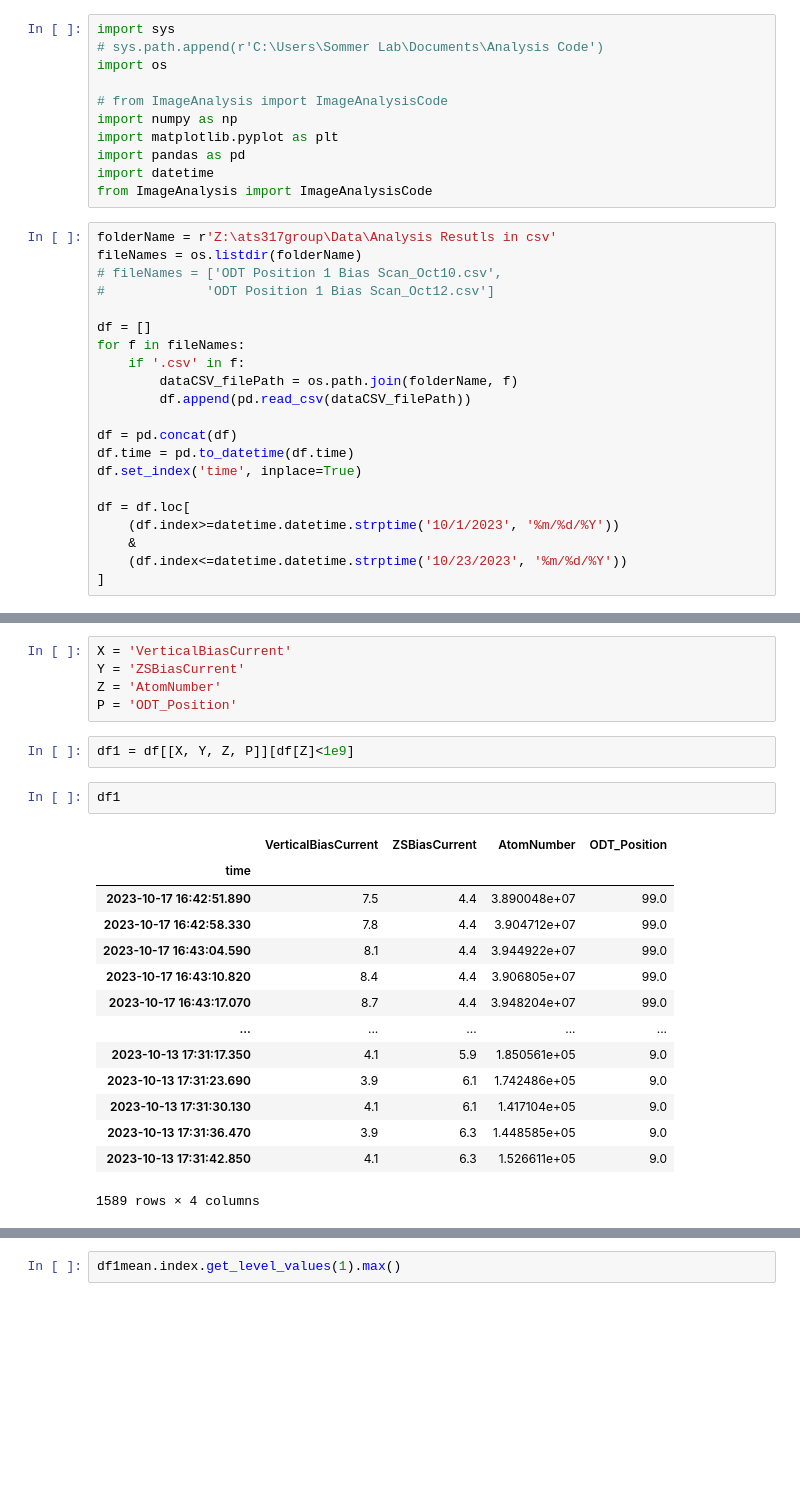
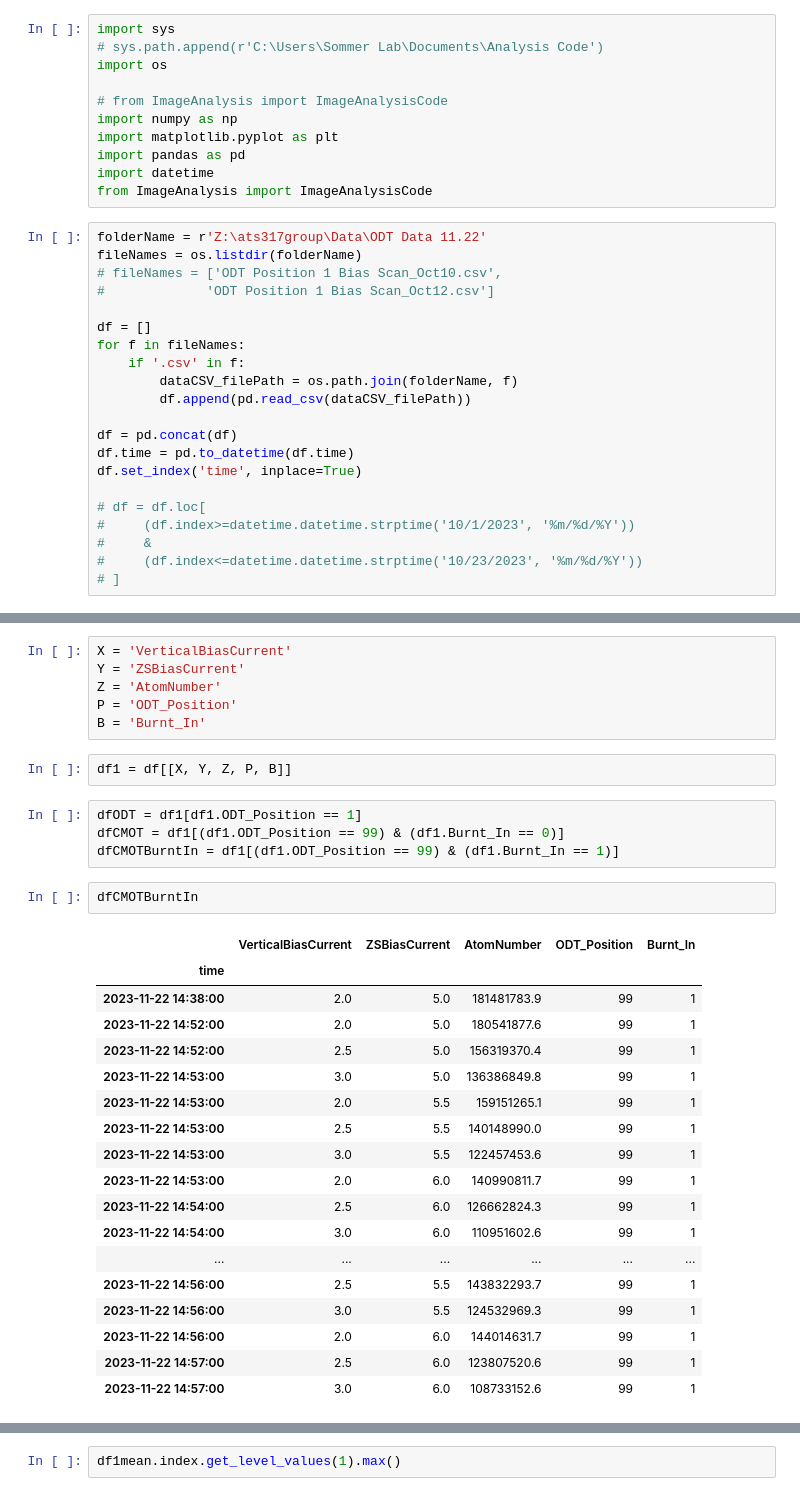
Before and after one commit to insommer/AnalysisCode, a Jupyter notebook: Applications/Result Analysis.ipynb, the cells around one changed output, grey strips where cells are left out. Cells and saved outputs as stored; diff of their text form; blank space fills up the shorter version.

```diff
--- a/Applications/Result Analysis.ipynb
+++ b/Applications/Result Analysis.ipynb
@@ -14,7 +14,7 @@ import pandas as pd
 import datetime
 from ImageAnalysis import ImageAnalysisCode
 # %%
-folderName = r'Z:\ats317group\Data\Analysis Resutls in csv'
+folderName = r'Z:\ats317group\Data\ODT Data 11.22'
 fileNames = os.listdir(folderName)
 # fileNames = ['ODT Position 1 Bias Scan_Oct10.csv',
 #             'ODT Position 1 Bias Scan_Oct12.csv']
@@ -29,8 +29,8 @@ df = pd.concat(df)
 df.time = pd.to_datetime(df.time)
 df.set_index('time', inplace=True)
 
-df = df.loc[
-    (df.index>=datetime.datetime.strptime('10/1/2023', '%m/%d/%Y'))
-    &
-    (df.index<=datetime.datetime.strptime('10/23/2023', '%m/%d/%Y'))
-]
+# df = df.loc[
+#     (df.index>=datetime.datetime.strptime('10/1/2023', '%m/%d/%Y'))
+#     &
+#     (df.index<=datetime.datetime.strptime('10/23/2023', '%m/%d/%Y'))
+# ]
@@ -73,22 +73,31 @@ X = 'VerticalBiasCurrent'
 Y = 'ZSBiasCurrent'
 Z = 'AtomNumber'
 P = 'ODT_Position'
+B = 'Burnt_In'
 # %%
-df1 = df[[X, Y, Z, P]][df[Z]<1e9]
+df1 = df[[X, Y, Z, P, B]]
+# %%
+dfODT = df1[df1.ODT_Position == 1]
+dfCMOT = df1[(df1.ODT_Position == 99) & (df1.Burnt_In == 0)]
+dfCMOTBurntIn = df1[(df1.ODT_Position == 99) & (df1.Burnt_In == 1)]
 # %%
-df1
+dfCMOTBurntIn
 # %% [output]
-|  | VerticalBiasCurrent | ZSBiasCurrent | AtomNumber | ODT_Position |
-| time |  |  |  |  |
-| 2023-10-17 16:42:51.890 | 7.5 | 4.4 | 3.890048e+07 | 99.0 |
-| 2023-10-17 16:42:58.330 | 7.8 | 4.4 | 3.904712e+07 | 99.0 |
-| 2023-10-17 16:43:04.590 | 8.1 | 4.4 | 3.944922e+07 | 99.0 |
-| 2023-10-17 16:43:10.820 | 8.4 | 4.4 | 3.906805e+07 | 99.0 |
-| 2023-10-17 16:43:17.070 | 8.7 | 4.4 | 3.948204e+07 | 99.0 |
-| ... | ... | ... | ... | ... |
-| 2023-10-13 17:31:17.350 | 4.1 | 5.9 | 1.850561e+05 | 9.0 |
-| 2023-10-13 17:31:23.690 | 3.9 | 6.1 | 1.742486e+05 | 9.0 |
-| 2023-10-13 17:31:30.130 | 4.1 | 6.1 | 1.417104e+05 | 9.0 |
-| 2023-10-13 17:31:36.470 | 3.9 | 6.3 | 1.448585e+05 | 9.0 |
-| 2023-10-13 17:31:42.850 | 4.1 | 6.3 | 1.526611e+05 | 9.0 |
+|  | VerticalBiasCurrent | ZSBiasCurrent | AtomNumber | ODT_Position | Burnt_In |
+| time |  |  |  |  |  |
+| 2023-11-22 14:38:00 | 2.0 | 5.0 | 181481783.9 | 99 | 1 |
+| 2023-11-22 14:52:00 | 2.0 | 5.0 | 180541877.6 | 99 | 1 |
+| 2023-11-22 14:52:00 | 2.5 | 5.0 | 156319370.4 | 99 | 1 |
+| 2023-11-22 14:53:00 | 3.0 | 5.0 | 136386849.8 | 99 | 1 |
+| 2023-11-22 14:53:00 | 2.0 | 5.5 | 159151265.1 | 99 | 1 |
+| 2023-11-22 14:53:00 | 2.5 | 5.5 | 140148990.0 | 99 | 1 |
+| 2023-11-22 14:53:00 | 3.0 | 5.5 | 122457453.6 | 99 | 1 |
+| 2023-11-22 14:53:00 | 2.0 | 6.0 | 140990811.7 | 99 | 1 |
+| 2023-11-22 14:54:00 | 2.5 | 6.0 | 126662824.3 | 99 | 1 |
+| 2023-11-22 14:54:00 | 3.0 | 6.0 | 110951602.6 | 99 | 1 |
+| ... | ... | ... | ... | ... | ... |
+| 2023-11-22 14:56:00 | 2.5 | 5.5 | 143832293.7 | 99 | 1 |
+| 2023-11-22 14:56:00 | 3.0 | 5.5 | 124532969.3 | 99 | 1 |
+| 2023-11-22 14:56:00 | 2.0 | 6.0 | 144014631.7 | 99 | 1 |
+| 2023-11-22 14:57:00 | 2.5 | 6.0 | 123807520.6 | 99 | 1 |
+| 2023-11-22 14:57:00 | 3.0 | 6.0 | 108733152.6 | 99 | 1 |
-1589 rows × 4 columns
```
Also changed, not shown: parts of 14 cells of this notebook.
